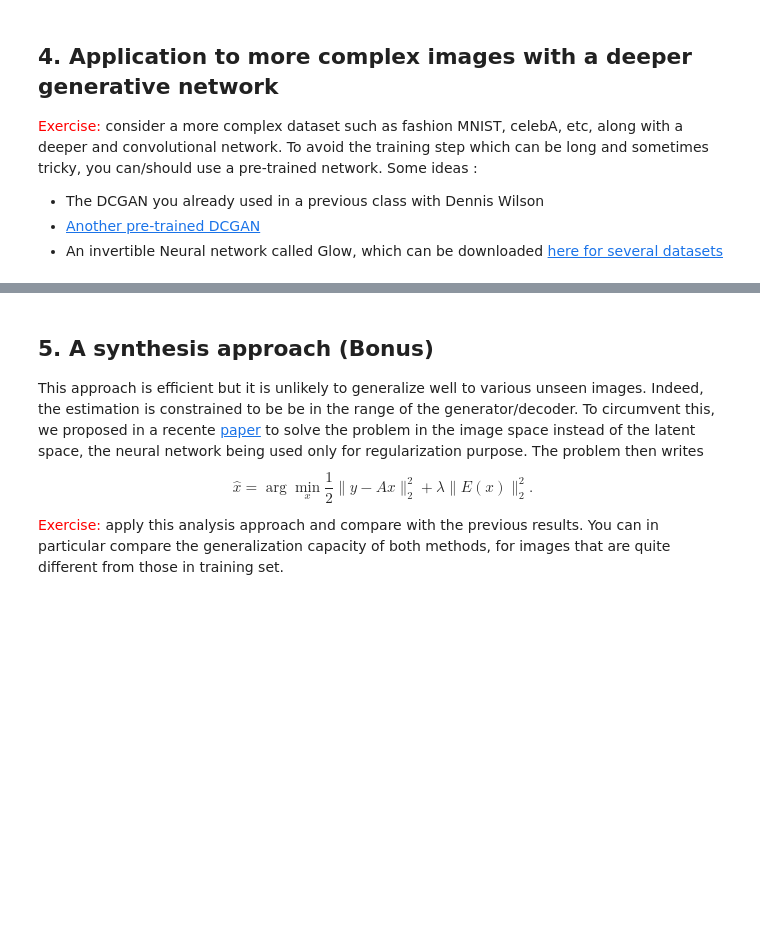
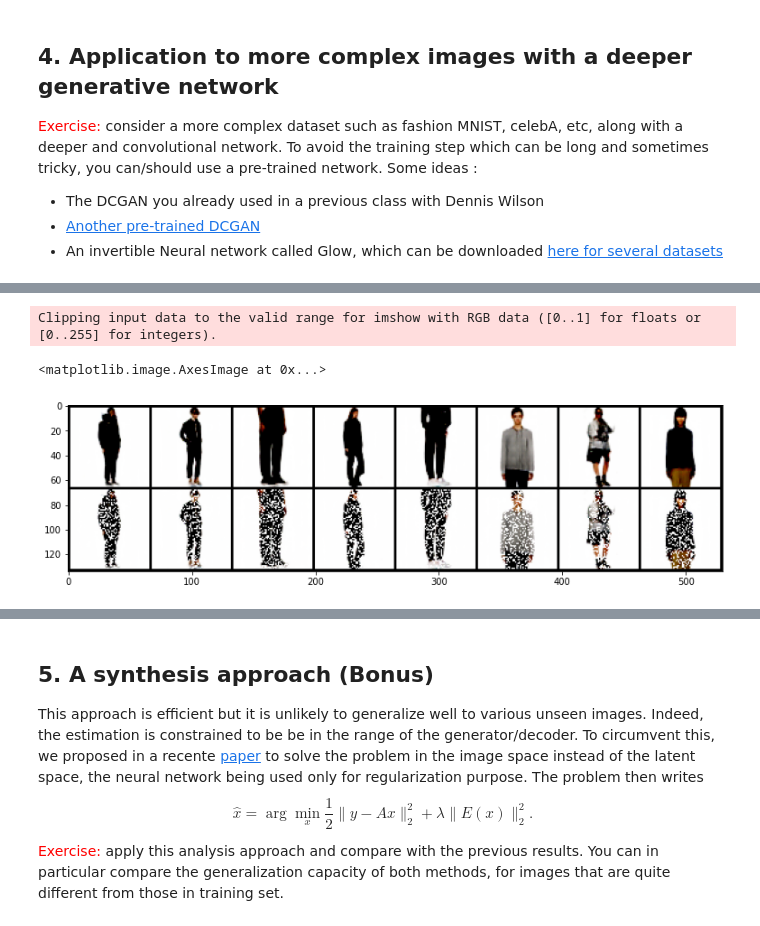
Before and after one commit to LudovicSterlin/imagery-in-depth-sdd, a Jupyter notebook: BE3_SDD_imagery/BE_generative_IPs.ipynb, the cells around one changed output, grey strips where cells are left out. Drawn from its saved outputs; the diff is of its cells as text; code cells hidden in the pictures; blank space fills up the shorter version.

```diff
--- a/BE3_SDD_imagery/BE_generative_IPs.ipynb
+++ b/BE3_SDD_imagery/BE_generative_IPs.ipynb
@@ -477,0 +510,16 @@ plot_img(img,batch_size)
+# %%
+batch_size = num_images
+y = generated_images.view(batch_size, 3, np.prod(generated_images.shape[2:]))
+mask = torch.rand((y.shape[0], *y.shape[2:])) > 0.7
+mask = torch.stack([mask for i in range(3)], dim=1)
+y_m = y.detach().clone()
+y_m[mask] = 1
+y_dcganv = y_m.view(batch_size,3,64,64).cpu().numpy()
+img = np.concatenate((generated_images,y_dcganv))
+
+plt.figure(figsize=(13,10))
+plt.imshow(torchvision.utils.make_grid(torch.tensor(img)).permute(1, 2, 0).cpu().numpy())
+# %% [output]
+Clipping input data to the valid range for imshow with RGB data ([0..1] for floats or [0..255] for integers).
+<matplotlib.image.AxesImage at 0x...>
+[figure, added]
```
Also changed, not shown: parts of 8 cells of this notebook.
